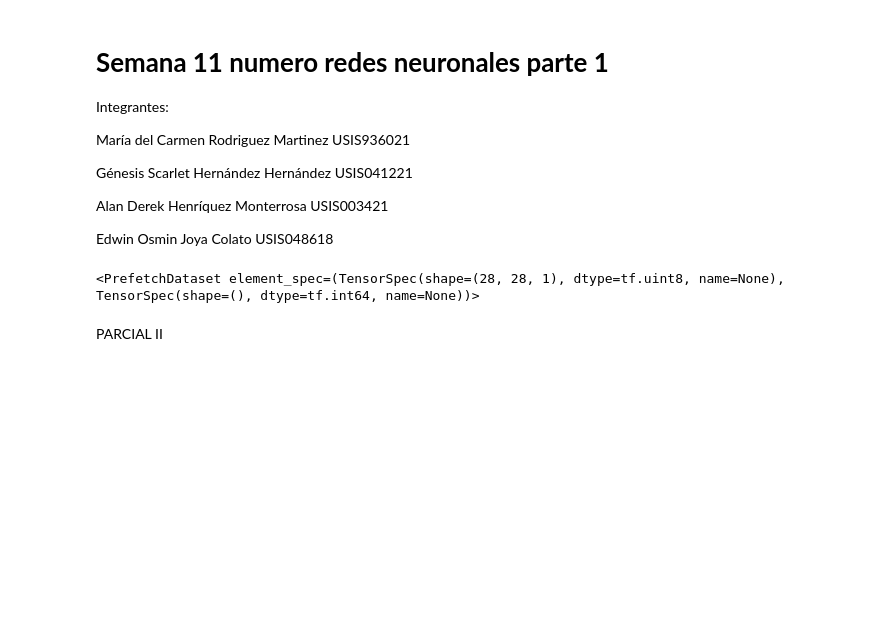
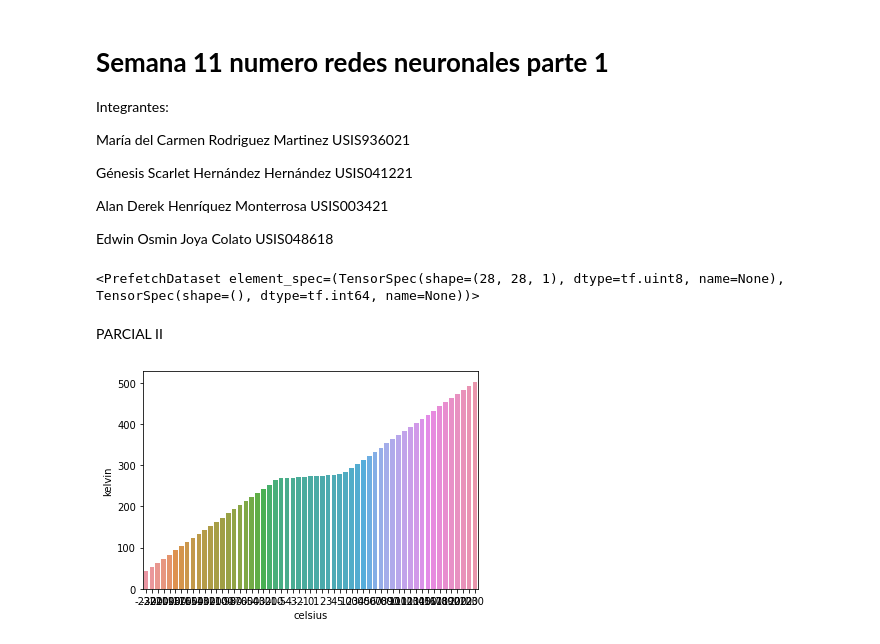
Before and after one commit to Edwin-Joya/Programacion-III, a Jupyter notebook: Clase_presencial.ipynb, the cells around one changed output. Drawn from its saved outputs; the diff is of its cells as text; code cells hidden in the pictures; blank space fills up the shorter version.

```diff
--- a/Clase_presencial.ipynb
+++ b/Clase_presencial.ipynb
@@ -1210,0 +1221,6 @@ PARCIAL II
+# %%
+#graficar datos
+sb.barplot(temperaturas["celsius"], temperaturas["kelvin"])
+plt.show()
+# %% [output]
+[figure, added]
```
Also changed, not shown: parts of 7 cells of this notebook.
